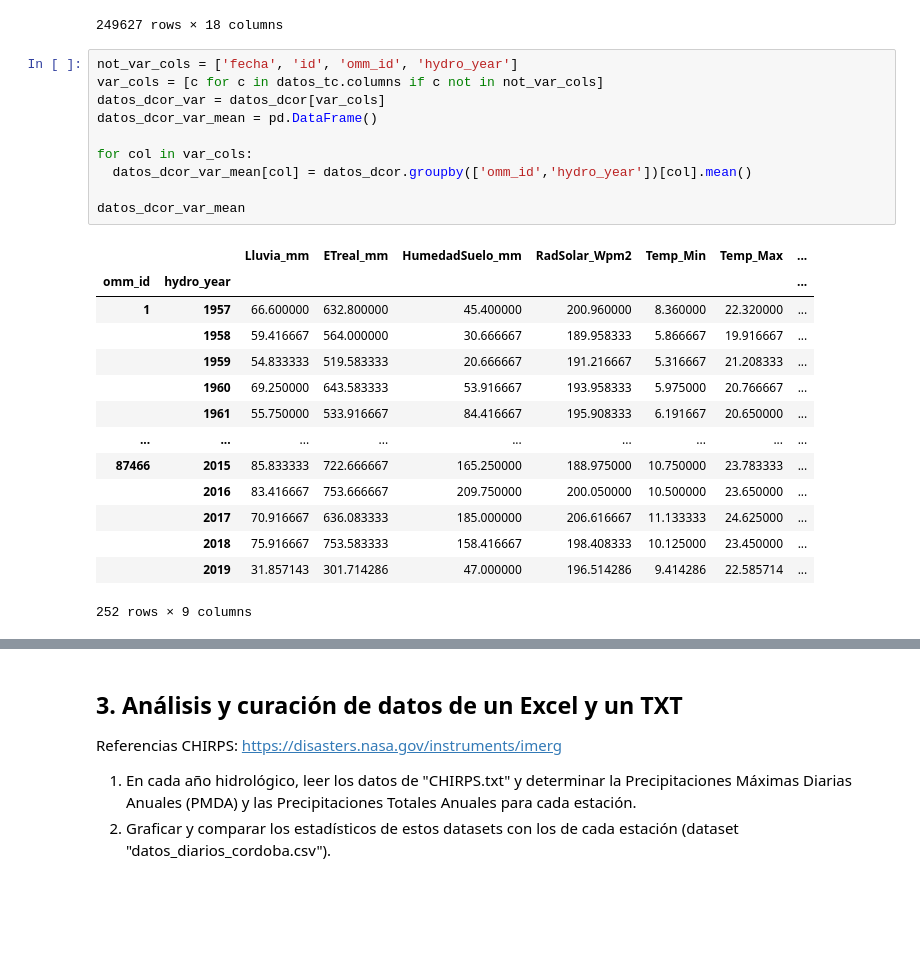
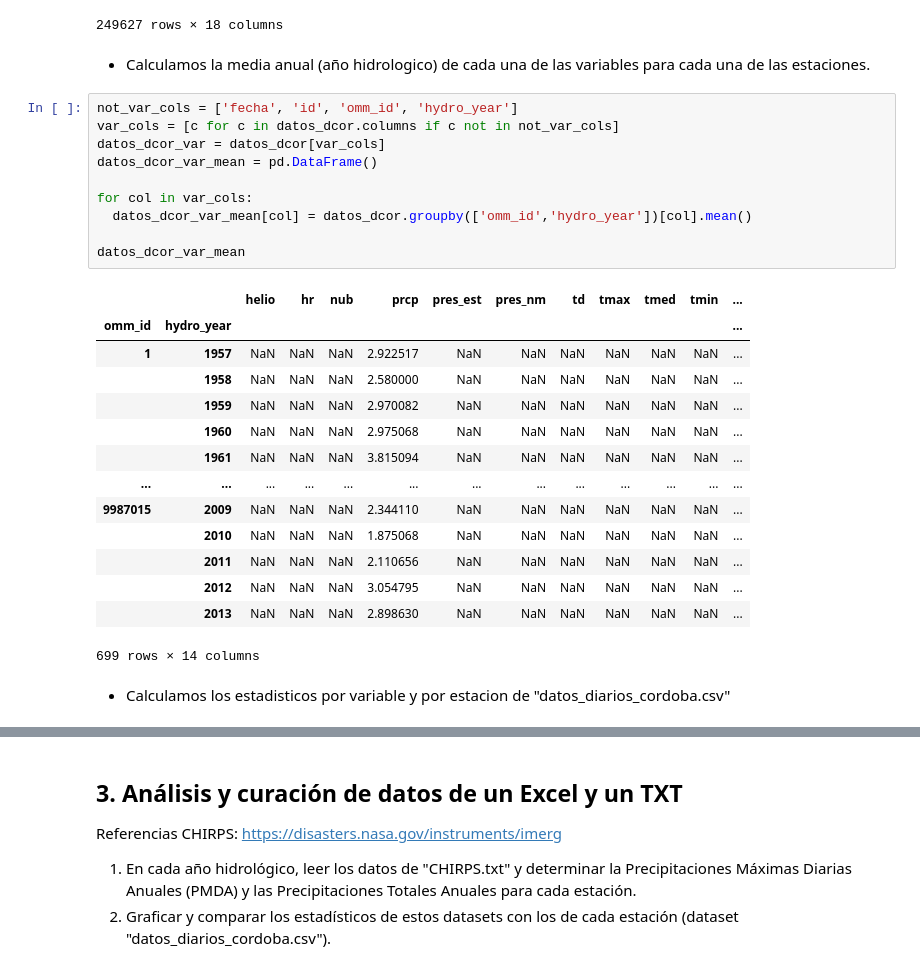
Before and after one commit to serantux/M_Predi_Lluvias_Extremas_10, a Jupyter notebook: TP2_Balbuena_Serrantes_Fonnegra_Velazquez.ipynb, the cells around one changed output, grey strips where cells are left out. Drawn from its saved outputs; the diff is of its cells as text; blank space fills up the shorter version.

```diff
--- a/TP2_Balbuena_Serrantes_Fonnegra_Velazquez.ipynb
+++ b/TP2_Balbuena_Serrantes_Fonnegra_Velazquez.ipynb
@@ -562,28 +566,32 @@ datos_dcor
 | 249625 | 249626 | 2 | 2017-09-01 | NaN | NaN | NaN | NaN | NaN | NaN | NaN | NaN | ... |
 | 249626 | 249627 | 2 | 2017-09-02 | NaN | NaN | NaN | NaN | NaN | NaN | NaN | NaN | ... |
 249627 rows × 18 columns
+# %% [markdown]
+* Calculamos la media anual (año hidrologico) de cada una de las variables para cada una de las estaciones.
 # %%
 not_var_cols = ['fecha', 'id', 'omm_id', 'hydro_year']
-var_cols = [c for c in datos_tc.columns if c not in not_var_cols]
+var_cols = [c for c in datos_dcor.columns if c not in not_var_cols]
 datos_dcor_var = datos_dcor[var_cols]
 datos_dcor_var_mean = pd.DataFrame()
 
 for col in var_cols:
   datos_dcor_var_mean[col] = datos_dcor.groupby(['omm_id','hydro_year'])[col].mean()
 
 datos_dcor_var_mean
 # %% [output]
-|  |  | Lluvia_mm | ETreal_mm | HumedadSuelo_mm | RadSolar_Wpm2 | Temp_Min | Temp_Max | ... |
-| omm_id | hydro_year |  |  |  |  |  |  | ... |
-| 1 | 1957 | 66.600000 | 632.800000 | 45.400000 | 200.960000 | 8.360000 | 22.320000 | ... |
-|  | 1958 | 59.416667 | 564.000000 | 30.666667 | 189.958333 | 5.866667 | 19.916667 | ... |
-|  | 1959 | 54.833333 | 519.583333 | 20.666667 | 191.216667 | 5.316667 | 21.208333 | ... |
-|  | 1960 | 69.250000 | 643.583333 | 53.916667 | 193.958333 | 5.975000 | 20.766667 | ... |
-|  | 1961 | 55.750000 | 533.916667 | 84.416667 | 195.908333 | 6.191667 | 20.650000 | ... |
-| ... | ... | ... | ... | ... | ... | ... | ... | ... |
-| 87466 | 2015 | 85.833333 | 722.666667 | 165.250000 | 188.975000 | 10.750000 | 23.783333 | ... |
-|  | 2016 | 83.416667 | 753.666667 | 209.750000 | 200.050000 | 10.500000 | 23.650000 | ... |
-|  | 2017 | 70.916667 | 636.083333 | 185.000000 | 206.616667 | 11.133333 | 24.625000 | ... |
-|  | 2018 | 75.916667 | 753.583333 | 158.416667 | 198.408333 | 10.125000 | 23.450000 | ... |
-|  | 2019 | 31.857143 | 301.714286 | 47.000000 | 196.514286 | 9.414286 | 22.585714 | ... |
+|  |  | helio | hr | nub | prcp | pres_est | pres_nm | td | tmax | tmed | tmin | ... |
+| omm_id | hydro_year |  |  |  |  |  |  |  |  |  |  | ... |
+| 1 | 1957 | NaN | NaN | NaN | 2.922517 | NaN | NaN | NaN | NaN | NaN | NaN | ... |
+|  | 1958 | NaN | NaN | NaN | 2.580000 | NaN | NaN | NaN | NaN | NaN | NaN | ... |
+|  | 1959 | NaN | NaN | NaN | 2.970082 | NaN | NaN | NaN | NaN | NaN | NaN | ... |
+|  | 1960 | NaN | NaN | NaN | 2.975068 | NaN | NaN | NaN | NaN | NaN | NaN | ... |
+|  | 1961 | NaN | NaN | NaN | 3.815094 | NaN | NaN | NaN | NaN | NaN | NaN | ... |
+| ... | ... | ... | ... | ... | ... | ... | ... | ... | ... | ... | ... | ... |
+| 9987015 | 2009 | NaN | NaN | NaN | 2.344110 | NaN | NaN | NaN | NaN | NaN | NaN | ... |
+|  | 2010 | NaN | NaN | NaN | 1.875068 | NaN | NaN | NaN | NaN | NaN | NaN | ... |
+|  | 2011 | NaN | NaN | NaN | 2.110656 | NaN | NaN | NaN | NaN | NaN | NaN | ... |
+|  | 2012 | NaN | NaN | NaN | 3.054795 | NaN | NaN | NaN | NaN | NaN | NaN | ... |
+|  | 2013 | NaN | NaN | NaN | 2.898630 | NaN | NaN | NaN | NaN | NaN | NaN | ... |
-252 rows × 9 columns
+699 rows × 14 columns
+# %% [markdown]
+* Calculamos los estadisticos por variable y por estacion de "datos_diarios_cordoba.csv"
```
Also changed, not shown: parts of 8 cells of this notebook.
